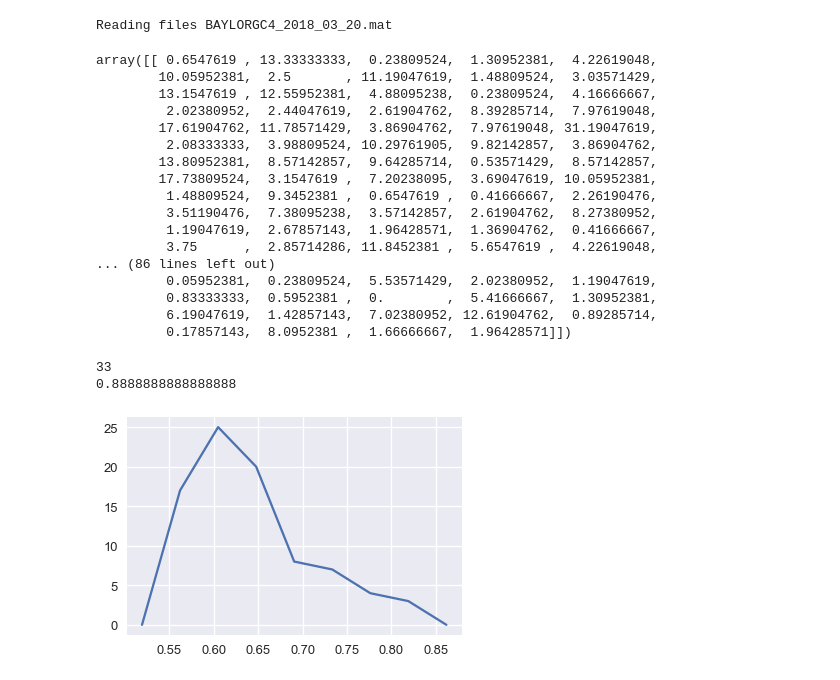
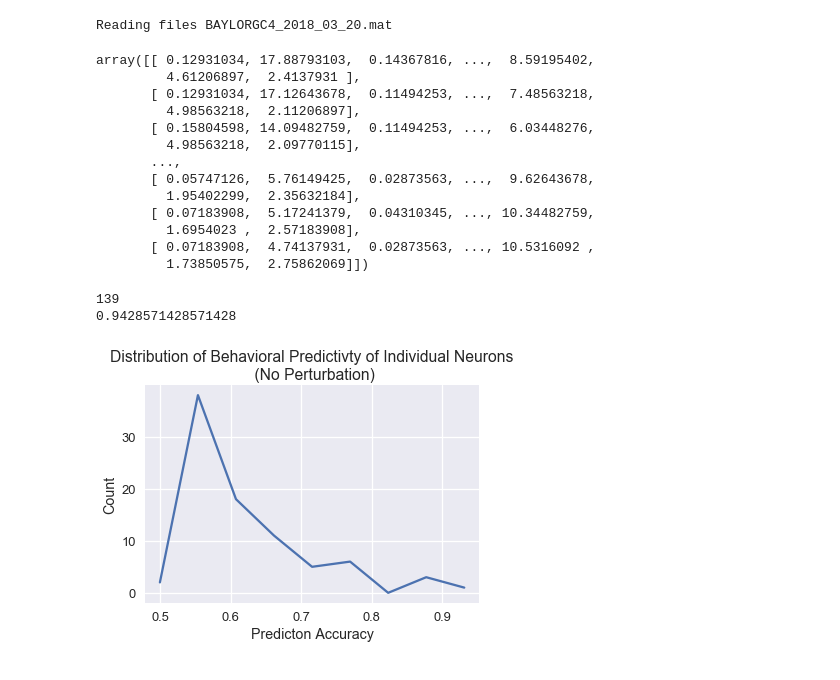
Before and after one commit to jlindsey15/224WProject, a Jupyter notebook: BehavioralPredictivity.ipynb, the cells around one changed output. Cells and saved outputs as stored; diff of their text form; code cells hidden in the pictures.

```diff
--- a/BehavioralPredictivity.ipynb
+++ b/BehavioralPredictivity.ipynb
@@ -69,7 +69,7 @@ Reading files BAYLORGC4_2018_03_20.mat
 ## 1: perturbation of left
 ## 2: perturbation of right
 ## 3: perturbation of both
-perturbation_type = 3 # or 1, 2, or 3
+perturbation_type = 0 # or 1, 2, or 3
 
 
 # Only look at success trials when True
@@ -98,23 +92,19 @@ else:
 tr = all_data_filtered[0]['train_rates']
 np.mean(tr, axis=0)
 # %% [output]
-array([[ 0.6547619 , 13.33333333,  0.23809524,  1.30952381,  4.22619048,
-        10.05952381,  2.5       , 11.19047619,  1.48809524,  3.03571429,
-        13.1547619 , 12.55952381,  4.88095238,  0.23809524,  4.16666667,
-         2.02380952,  2.44047619,  2.61904762,  8.39285714,  7.97619048,
-        17.61904762, 11.78571429,  3.86904762,  7.97619048, 31.19047619,
-         2.08333333,  3.98809524, 10.29761905,  9.82142857,  3.86904762,
-        13.80952381,  8.57142857,  9.64285714,  0.53571429,  8.57142857,
-        17.73809524,  3.1547619 ,  7.20238095,  3.69047619, 10.05952381,
-         1.48809524,  9.3452381 ,  0.6547619 ,  0.41666667,  2.26190476,
-         3.51190476,  7.38095238,  3.57142857,  2.61904762,  8.27380952,
-         1.19047619,  2.67857143,  1.96428571,  1.36904762,  0.41666667,
-         3.75      ,  2.85714286, 11.8452381 ,  5.6547619 ,  4.22619048,
-... (86 lines left out)
-         0.05952381,  0.23809524,  5.53571429,  2.02380952,  1.19047619,
-         0.83333333,  0.5952381 ,  0.        ,  5.41666667,  1.30952381,
-         6.19047619,  1.42857143,  7.02380952, 12.61904762,  0.89285714,
-         0.17857143,  8.0952381 ,  1.66666667,  1.96428571]])
+array([[ 0.12931034, 17.88793103,  0.14367816, ...,  8.59195402,
+         4.61206897,  2.4137931 ],
+       [ 0.12931034, 17.12643678,  0.11494253, ...,  7.48563218,
+         4.98563218,  2.11206897],
+       [ 0.15804598, 14.09482759,  0.11494253, ...,  6.03448276,
+         4.98563218,  2.09770115],
+       ...,
+       [ 0.05747126,  5.76149425,  0.02873563, ...,  9.62643678,
+         1.95402299,  2.35632184],
+       [ 0.07183908,  5.17241379,  0.04310345, ..., 10.34482759,
+         1.6954023 ,  2.57183908],
+       [ 0.07183908,  4.74137931,  0.02873563, ..., 10.5316092 ,
+         1.73850575,  2.75862069]])
 # %%
 from sklearn.linear_model import LogisticRegression
 behavior_report_type = all_data_filtered[0]['behavior_report_type']
@@ -133,8 +123,8 @@ pred = reg.predict(test_rates)
 acc = np.sum(pred == test_behavior_report_type) / len(test_behavior_report_type)
 print(acc)
 # %% [output]
-33
-0.8888888888888888
+139
+0.9428571428571428
 # %%
 def binned(values, value_range):
     counts = np.array([0 for x in value_range])
@@ -144,31 +134,34 @@ def binned(values, value_range):
                 counts[i] += 1
     counts = counts[:-1] - counts[1:]
     return counts
 
 from sklearn.linear_model import LogisticRegression
 from sklearn.svm import SVC
 
 
 behavior_report_type = all_data_filtered[0]['behavior_report_type']
 behavior_report_type = behavior_report_type == 'l'
 rates = all_data_filtered[0]['train_rates']
 num_neurons = rates.shape[2]
 accuracies = []
 for i in range(num_neurons):
     train_rates = rates[:, -1, i:i+1]
     reg = SVC()
     #print(train_rates.shape)
     reg.fit(train_rates, behavior_report_type)
     pred = reg.predict(train_rates)
     #print(pred[0], behavior_report_type[0])
     acc = np.sum(pred == behavior_report_type) / len(behavior_report_type)
     accuracies.append(acc)
 accuracies = np.array(accuracies)
 eps = 0.05
 value_range = np.linspace(np.min(accuracies) - eps, np.max(accuracies) + eps, 10)
 x = (value_range[:-1] + value_range[1:]) / 2
 bins = binned(accuracies, value_range)
 plt.plot(x, bins)
+plt.title('Distribution of Behavioral Predictivty of Individual Neurons\n (No Perturbation)')
+plt.ylabel('Count')
+plt.xlabel('Predicton Accuracy')
 plt.show()
 # %% [output]
-[figure, old version]
+[figure, new version]
```
Also changed, not shown: parts of 1 cell of this notebook, 21 other files.
